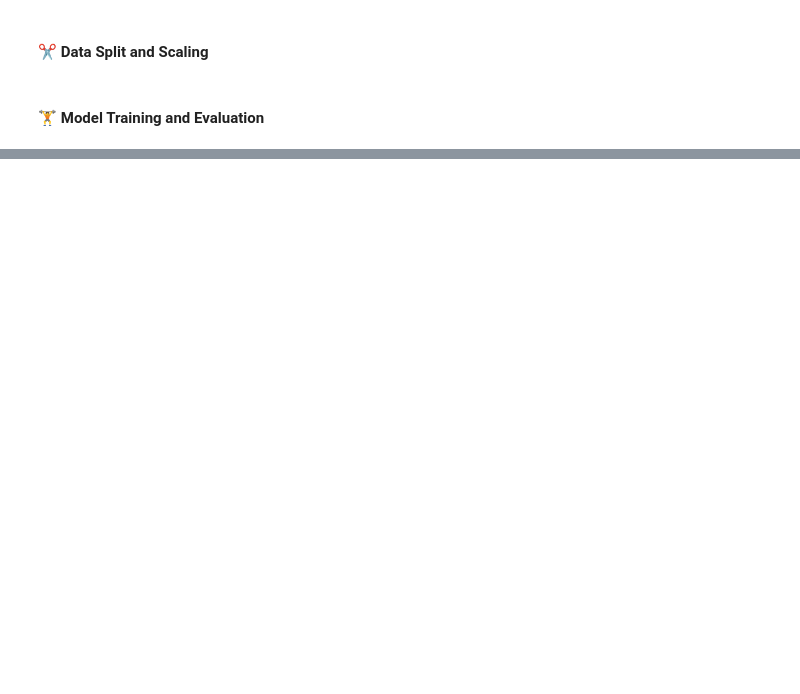
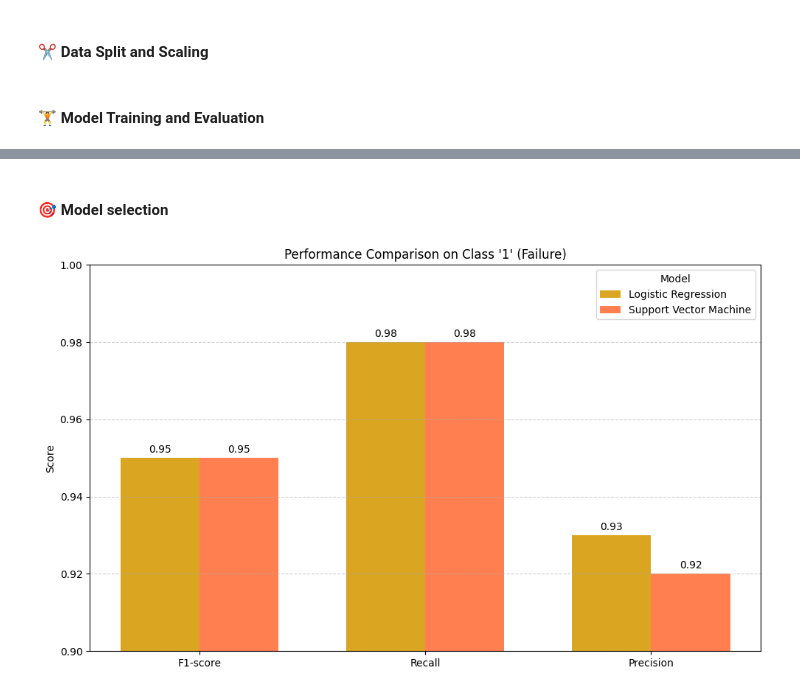
Before and after one commit to Anto-dev360/SensorGuard, a Jupyter notebook: notebooks/modeling_failure_prediction.ipynb, the cells around one changed output, grey strips where cells are left out. Saved outputs shown, nothing was run; the diff lists cells and outputs as text; code cells hidden in the pictures; blank space fills up the shorter version.

```diff
--- a/notebooks/modeling_failure_prediction.ipynb
+++ b/notebooks/modeling_failure_prediction.ipynb
@@ -326,0 +338,74 @@ weighted avg       0.95      0.95      0.95     12013
+# %% [markdown]
+#### 🎯 Model selection
+# %%
+# Display model metrics
+metrics = ["f1-score", "recall", "precision"]
+model_names = list(model_scores.keys())
+scores = {
+    metric: [round(model_scores[model]["1"][metric], 2) for model in model_names]
+    for metric in metrics
+}
+
+# Plot
+x = np.arange(len(metrics))
+width = 0.35
+
+fig, ax = plt.subplots(figsize=(10, 6))
+rects1 = ax.bar(
+    x - width / 2,
+    [scores[m][0] for m in metrics],
+    width,
+    label=model_names[0],
+    color="goldenrod",
+)
+rects2 = ax.bar(
+    x + width / 2,
+    [scores[m][1] for m in metrics],
+    width,
+    label=model_names[1],
+    color="coral",
+)
+
+ax.set_ylabel("Score")
+ax.set_title("Performance Comparison on Class '1' (Failure)")
+ax.set_xticks(x)
+ax.set_xticklabels([m.capitalize() for m in metrics])
+ax.set_ylim(0.90, 1.0)
+ax.legend(title="Model")
+ax.grid(axis="y", linestyle="--", alpha=0.6)
+
+for rect in rects1 + rects2:
+    height = rect.get_height()
+    ax.annotate(
+        f"{height:.2f}",
+        xy=(rect.get_x() + rect.get_width() / 2, height),
+        xytext=(0, 3),
+        textcoords="offset points",
+        ha="center",
+        va="bottom",
+    )
+
+plt.tight_layout()
+plt.show()
+
+# Select model prioritizing Recall on class '1' (Failures), fallback to F1-score then precision
+best_model_name = max(
+    model_scores,
+    key=lambda name: (
+        round(model_scores[name]["1"].get("recall", 0), 2),
+        round(model_scores[name]["1"].get("f1-score", 0), 2),
+        round(model_scores[name]["1"].get("precision", 0), 2),
+    ),
+)
+best_model = trained_models[best_model_name]
+
+print("🔍 Model selection based on:")
+print("  - Primary: Recall on class '1' (failures)")
+print("  - Secondary: F1-score used to break ties")
+print("  - Tertiary: Precision for more confident predictions\n")
+print(f"🏆 Selected best model: {best_model_name}")
+print(f"📈 Recall (class 1): {model_scores[best_model_name]['1']['recall']:.2f}")
+print(f"📊 F1-score (class 1): {model_scores[best_model_name]['1']['f1-score']:.2f}")
+print(f"🔬 Precision (class 1): {model_scores[best_model_name]['1']['precision']:.2f}")
+# %% [output]
+[figure, added]
```
Also changed, not shown: parts of 16 cells of this notebook, 11 other files.
